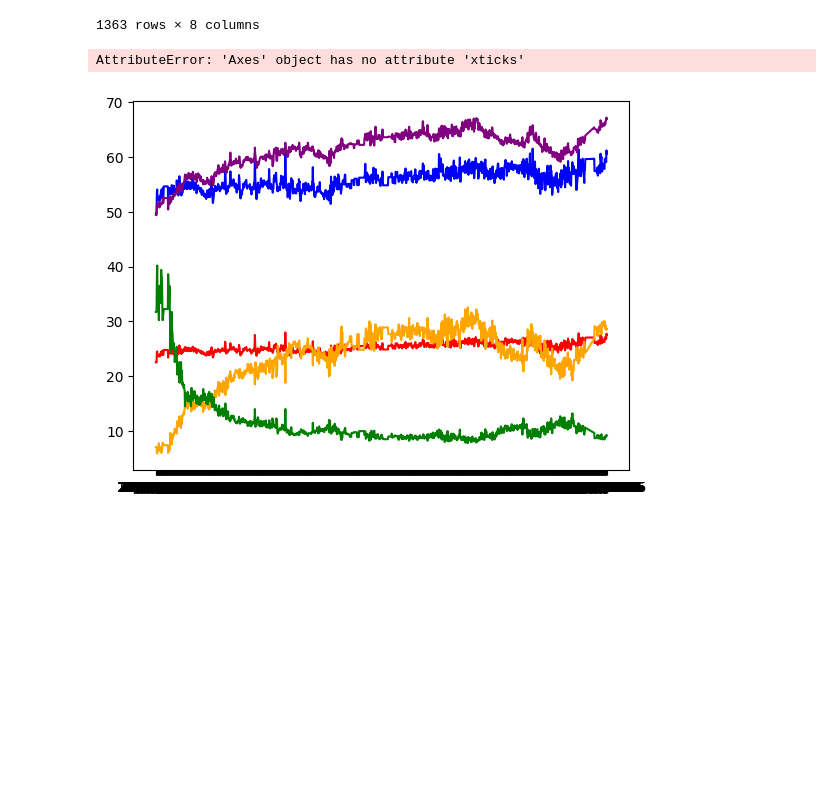
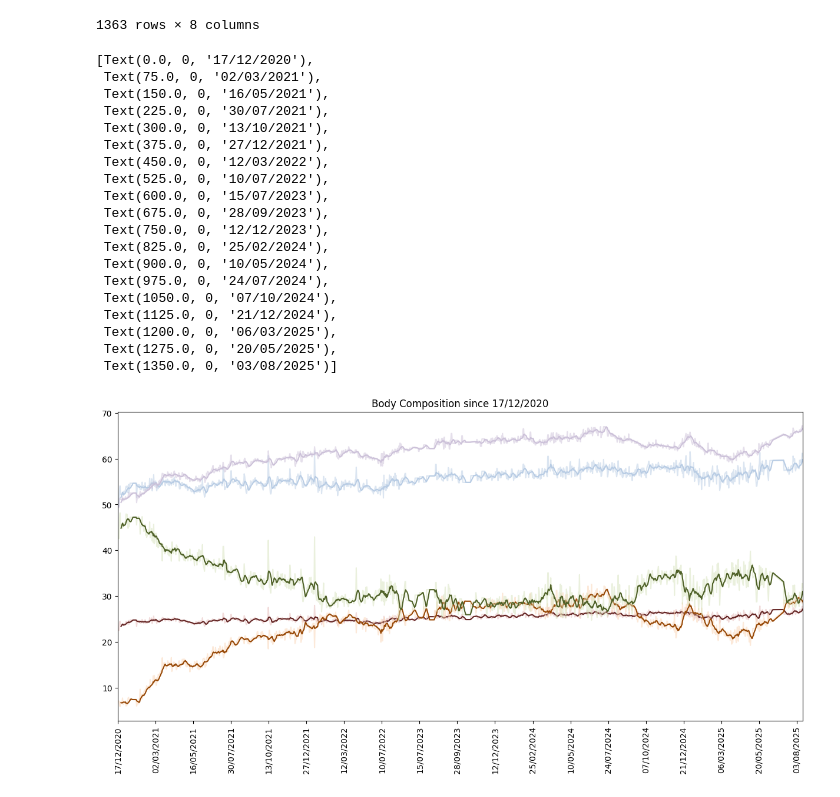
Before and after one commit to notxcharles/Body-Composition-Analysis, a Jupyter notebook: 2. Descriptive Analysis/Visualise_EstimatedWeights.ipynb, the cells around one changed output. Saved outputs shown, nothing was run; the diff lists cells and outputs as text; code cells hidden in the pictures; blank space fills up the shorter version.

Commit message:
Body Weight Composition Visualised

```diff
--- a/2. Descriptive Analysis/Visualise_EstimatedWeights.ipynb
+++ b/2. Descriptive Analysis/Visualise_EstimatedWeights.ipynb
@@ -25,34 +25,68 @@ weights_df["Muscle Mass, kg"] = weights_df["Weight, kg"] * weights_df["Muscle Pe
 weights_df["Visceral Fat, kg"] = weights_df["Weight, kg"] * weights_df["Visceral Fat Percentage"] / 100
 
 KG_TO_LBS = 2.2046226218
+weights_df["Weight, lbs"] = weights_df["Weight, kg"] * KG_TO_LBS
 weights_df["Muscle Mass, lbs"] = weights_df["Muscle Mass, kg"] * KG_TO_LBS
 weights_df["Body Fat, lbs"] = weights_df["Body Fat, kg"] * KG_TO_LBS
-weights_df["Lean / Body Fat, lbs"] = ((weights_df["Weight, kg"]-weights_df["Body Fat, kg"]) / (weights_df["Body Fat, kg"])) * KG_TO_LBS
+weights_df["Lean Weight - Body Fat, lbs"] = (weights_df["Muscle Mass, lbs"]-weights_df["Body Fat, lbs"])
+# %%
+weights_df["Body Fat, kg (7d Average)"] = weights_df["Body Fat, kg"].rolling(7).mean()
+weights_df["Body Fat, lbs (7d Average)"] = weights_df["Body Fat, lbs"].rolling(7).mean()
+
+weights_df["Muscle Mass, kg (7d Average)"] = weights_df["Muscle Mass, kg"].rolling(7).mean()
+weights_df["Muscle Mass, lbs (7d Average)"] = weights_df["Muscle Mass, lbs"].rolling(7).mean()
+
+weights_df["Lean Weight - Body Fat, lbs (7d Average)"] = weights_df["Lean Weight - Body Fat, lbs"].rolling(7).mean()
+
+weights_df["Weight, kg (7d Average)"] = weights_df["Weight, kg"].rolling(7).mean()
 # %%
-figure = plt.figure()
-ax = figure.add_subplot()
+figure = plt.figure(figsize=(15, 15))
+ax = figure.add_subplot(2, 1, 1)
+
 x_values = weights_df["Date"]
 
-# x_labels = []
-# for i, row in weights_df.iterrows():
-# 	if i % 10:
-# 		x_labels.append(row["Date"])
+ax.margins(x=0)
 
-ax.plot(x_values, weights_df["Muscle Mass, lbs"], color="Blue")
-ax.plot(x_values, weights_df["Muscle Mass, kg"], color="Red")
-ax.plot(x_values, weights_df["Body Fat, lbs"], color="Orange")
-ax.plot(x_values, weights_df["Lean / Body Fat, lbs"], color="Green")
-ax.plot(x_values, weights_df["Weight, kg"], color="Purple")
+ax.plot(x_values, weights_df["Muscle Mass, lbs"], color="#B8CCE4", alpha=0.5)
+ax.plot(x_values, weights_df["Muscle Mass, lbs (7d Average)"], color="#B8CCE4")
 
-tick_every_x = 100
-tick_positions = weights_df["Date"][::tick_every_x]
+ax.plot(x_values, weights_df["Muscle Mass, kg"], color="#E5B9B7", alpha=0.5)
+ax.plot(x_values, weights_df["Muscle Mass, kg (7d Average)"], color="#632423")
+
+ax.plot(x_values, weights_df["Body Fat, lbs"], color="#FBD5B5", alpha=0.5)
+ax.plot(x_values, weights_df["Body Fat, lbs (7d Average)"], color="#974806")
+
+ax.plot(x_values, weights_df["Lean Weight - Body Fat, lbs"], color="#D7E3BC", alpha=0.5)
+ax.plot(x_values, weights_df["Lean Weight - Body Fat, lbs (7d Average)"], color="#4F6128")
+
+ax.plot(x_values, weights_df["Weight, kg"], color="#CCC1D9", alpha=0.5)
+ax.plot(x_values, weights_df["Weight, kg (7d Average)"], color="#CCC1D9")
+
+tick_every_x = 75
+tick_positions = x_values[::tick_every_x]
+
+ax.set_title(f"Body Composition since {weights_df["Date"][0]}")
 
 ax.set_xticks(tick_positions)
-ax.set_xticklabels(tick_positions, 90)
-
-ax.legend(["Muscle Mass, lbs", "Muscle Mass, kg", "Body Fat, lbs", "Lean / Body Fat, lbs", "Weight, kg"], bbox_to_anchor=(1.05, 1))
-
-figure.save("./Charts/Body Composition.png", dpi=1000)
+ax.set_xticklabels(tick_positions, rotation=90)
 # %% [output]
-AttributeError: 'Axes' object has no attribute 'xticks'
+[Text(0.0, 0, '17/12/2020'),
+ Text(75.0, 0, '02/03/2021'),
+ Text(150.0, 0, '16/05/2021'),
+ Text(225.0, 0, '30/07/2021'),
+ Text(300.0, 0, '13/10/2021'),
+ Text(375.0, 0, '27/12/2021'),
+ Text(450.0, 0, '12/03/2022'),
+ Text(525.0, 0, '10/07/2022'),
+ Text(600.0, 0, '15/07/2023'),
+ Text(675.0, 0, '28/09/2023'),
+ Text(750.0, 0, '12/12/2023'),
+ Text(825.0, 0, '25/02/2024'),
+ Text(900.0, 0, '10/05/2024'),
+ Text(975.0, 0, '24/07/2024'),
+ Text(1050.0, 0, '07/10/2024'),
+ Text(1125.0, 0, '21/12/2024'),
+ Text(1200.0, 0, '06/03/2025'),
+ Text(1275.0, 0, '20/05/2025'),
+ Text(1350.0, 0, '03/08/2025')]
-[figure, old version]
+[figure, new version]
```
Also changed, not shown: parts of 1 cell of this notebook, 1 other file.
